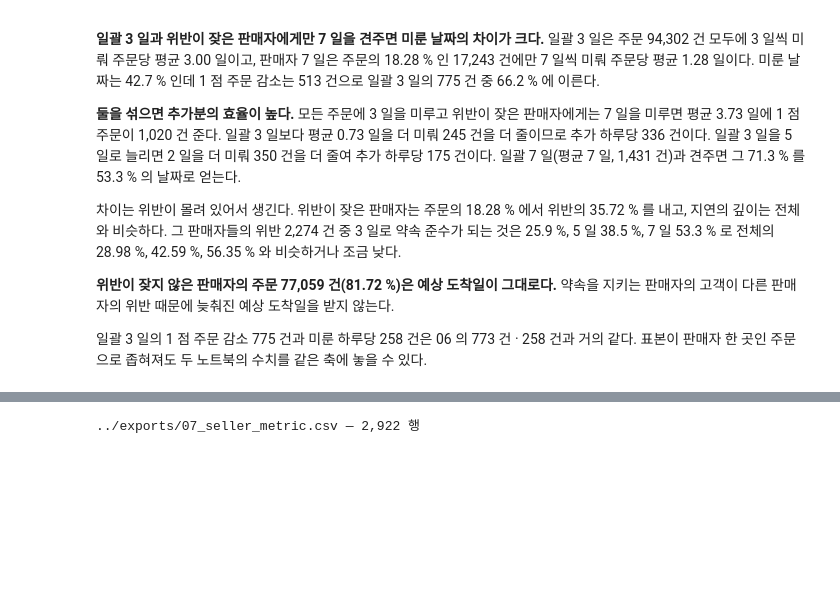
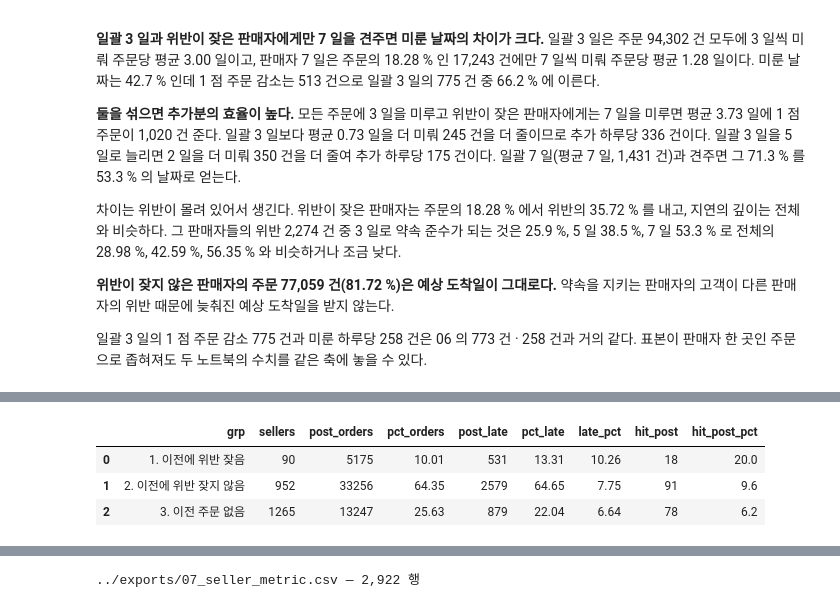
Before and after one commit to wlstjd1011/Olist-data-analyze, a Jupyter notebook: notebooks/07_seller_quality.ipynb, the cells around one changed output, grey strips where cells are left out. Cells and saved outputs as stored; diff of their text form; code cells hidden in the pictures; blank space fills up the shorter version.

```diff
--- a/notebooks/07_seller_quality.ipynb
+++ b/notebooks/07_seller_quality.ipynb
@@ -1257,0 +1318,64 @@ ORDER BY policy
+# %%
+con.execute("""
+WITH base AS (
+    SELECT seller_id,
+           days_vs_promise,
+           CASE WHEN order_purchase_timestamp >= DATE '2018-01-01'
+                THEN 'post'
+                WHEN CAST(order_purchase_timestamp AS DATE)
+                     + CAST(delivery_days AS INTEGER) < DATE '2018-01-01'
+                THEN 'prev'
+           END AS period
+    FROM seller_review
+),
+rate AS (
+    SELECT period,
+           AVG(CASE WHEN days_vs_promise > 0 THEN 1.0 ELSE 0.0 END) AS late_all
+    FROM base
+    WHERE period IS NOT NULL
+    GROUP BY period
+),
+per_seller AS (
+    SELECT b.seller_id,
+           b.period,
+           COUNT(*)                                AS orders,
+           COUNT(*) FILTER (b.days_vs_promise > 0) AS late_n,
+           MIN(r.late_all)                         AS late_all
+    FROM base AS b
+    JOIN rate AS r USING (period)
+    GROUP BY b.seller_id, b.period
+),
+flag AS (
+    SELECT seller_id,
+           period,
+           orders,
+           late_n,
+           ((1.0 * late_n / orders + 1.9208 / orders)
+            - 1.96 * SQRT((1.0 * late_n / orders) * (1 - 1.0 * late_n / orders) / orders
+                          + 0.9604 / (orders * orders)))
+           / (1 + 3.8416 / orders) > late_all AS hit
+    FROM per_seller
+),
+prev AS (SELECT * FROM flag WHERE period = 'prev'),
+post AS (SELECT * FROM flag WHERE period = 'post')
+SELECT CASE WHEN pv.seller_id IS NULL THEN '3. 이전 주문 없음'
+            WHEN pv.hit               THEN '1. 이전에 위반 잦음'
+            ELSE                           '2. 이전에 위반 잦지 않음' END          AS grp,
+       COUNT(*)                                                             AS sellers,
+       CAST(SUM(ps.orders) AS BIGINT)                                       AS post_orders,
+       ROUND(100.0 * SUM(ps.orders) / SUM(SUM(ps.orders)) OVER (), 2)       AS pct_orders,
+       CAST(SUM(ps.late_n) AS BIGINT)                                       AS post_late,
+       ROUND(100.0 * SUM(ps.late_n) / SUM(SUM(ps.late_n)) OVER (), 2)       AS pct_late,
+       ROUND(100.0 * SUM(ps.late_n) / SUM(ps.orders), 2)                    AS late_pct,
+       COUNT(*) FILTER (ps.hit)                                             AS hit_post,
+       ROUND(100.0 * COUNT(*) FILTER (ps.hit) / COUNT(*), 1)                AS hit_post_pct
+FROM post      AS ps
+LEFT JOIN prev AS pv USING (seller_id)
+GROUP BY grp
+ORDER BY grp
+""").df()
+# %% [output]
+|  | grp | sellers | post_orders | pct_orders | post_late | pct_late | late_pct | hit_post | hit_post_pct |
+| 0 | 1. 이전에 위반 잦음 | 90 | 5175 | 10.01 | 531 | 13.31 | 10.26 | 18 | 20.0 |
+| 1 | 2. 이전에 위반 잦지 않음 | 952 | 33256 | 64.35 | 2579 | 64.65 | 7.75 | 91 | 9.6 |
+| 2 | 3. 이전 주문 없음 | 1265 | 13247 | 25.63 | 879 | 22.04 | 6.64 | 78 | 6.2 |
```
Also changed, not shown: parts of 18 cells of this notebook, 1 other file.
